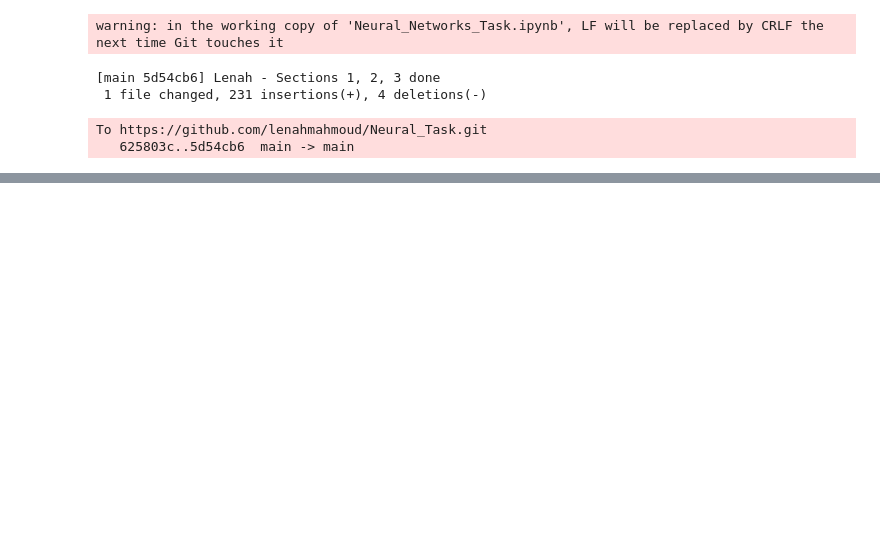
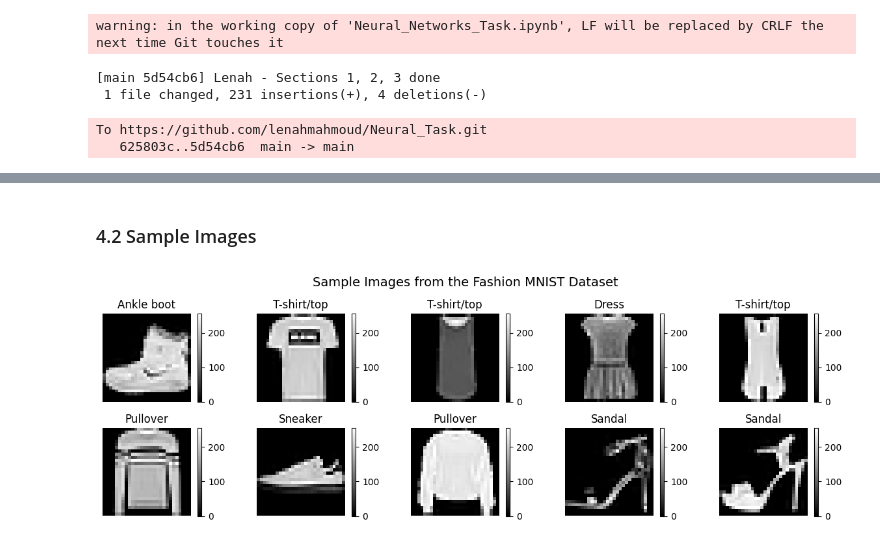
Before and after one commit to lenahmahmoud/Neural_Task, a Jupyter notebook: Neural_Networks_Task.ipynb, the cells around one changed output, grey strips where cells are left out. Drawn from its saved outputs; the diff is of its cells as text; code cells hidden in the pictures; blank space fills up the shorter version.

Commit message:
Section04|Visualization - Added

```diff
--- a/Neural_Networks_Task.ipynb
+++ b/Neural_Networks_Task.ipynb
@@ -105,0 +151,15 @@ To https://github.com/lenahmahmoud/Neural_Task.git
+# %% [markdown]
+### 4.2 Sample Images
+# %%
+plt.figure(figsize=(12, 4))
+for i in range(10):
+    plt.subplot(2, 5, i + 1)
+    plt.imshow(x_train_full[i], cmap='gray')
+    plt.colorbar()
+    plt.title(class_names[y_train_full[i]])
+    plt.axis('off')
+plt.suptitle("Sample Images from the Fashion MNIST Dataset", fontsize=14)
+plt.tight_layout()
+plt.show()
+# %% [output]
+[figure, added]
```
Also changed, not shown: parts of 12 cells of this notebook.
